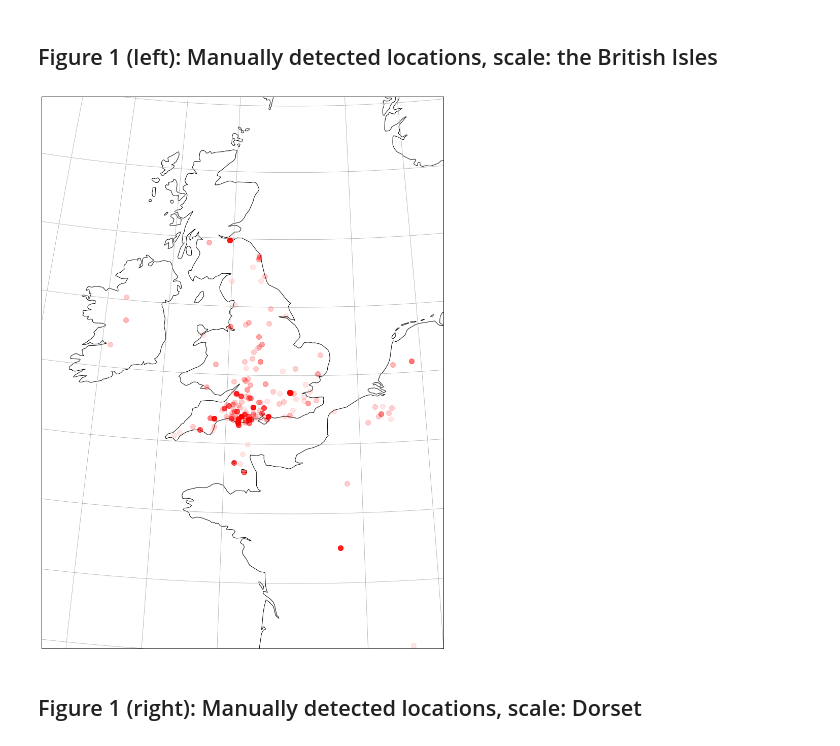
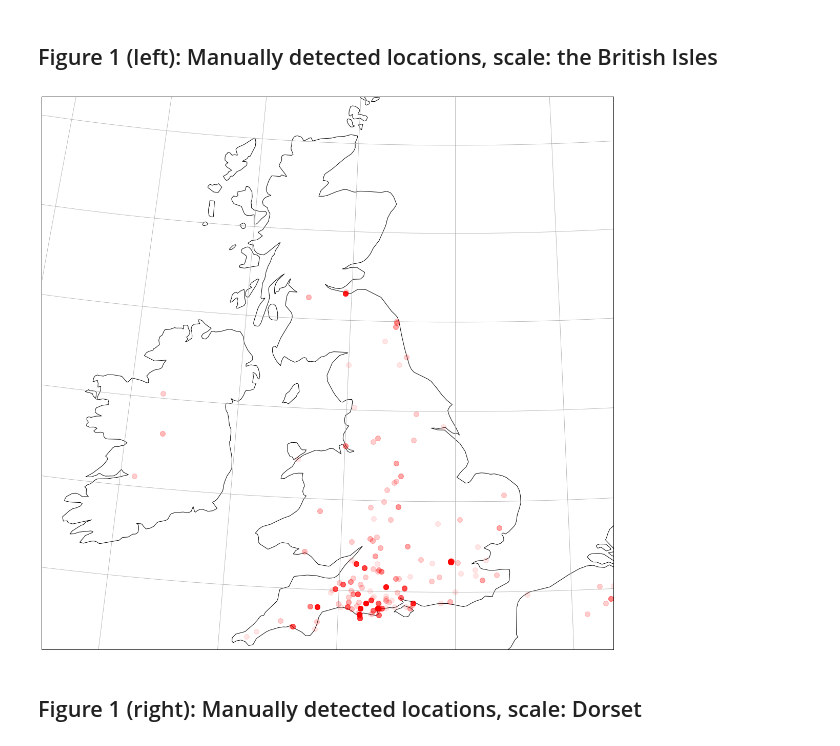
Before and after one commit to Living-with-machines/lwm_GIR19_resolving_places, a Jupyter notebook: reproduce_figures/GIR19_figs.ipynb, the cells around one changed output. Cells and saved outputs as stored; diff of their text form; code cells hidden in the pictures.

Commit message:
change figure 1 size

```diff
--- a/reproduce_figures/GIR19_figs.ipynb
+++ b/reproduce_figures/GIR19_figs.ipynb
@@ -84,31 +84,31 @@ Number of entries:
 ## Figure 1 (left): Manually detected locations, scale:  the British Isles
 # %%
 # min_lon, max_lon, min_lat, max_lat
-map_extent = [-10, 6, 44, 60]
+map_extent = [-10.5, 4, 50, 59]
 
 myfig, myaxes = plt.subplots(figsize=(20, 20))
 
 # Projection
 ax = plt.axes(projection=ccrs.Orthographic(0, 40))
 ax.plot(np.array(lons2plot_gold),
         np.array(lats2plot_gold),
         marker='o',
         ls=' ',
         color="r",
         markersize=10,
         alpha=0.1,
         transform=ccrs.PlateCarree()
        )
 
 ax.set_global()
 ax.set_extent(map_extent)
 ax.gridlines()
 ax.coastlines(resolution='50m', linewidth=1.0)
 
 plt.grid()
 plt.savefig("fig1_left.pdf", format="pdf")
 # %% [output]
-[figure, old version]
+[figure, new version]
 # %% [markdown]
 ## Figure 1 (right): Manually detected locations, scale:  Dorset
 # %%
```
Also changed, not shown: parts of 2 cells of this notebook.
